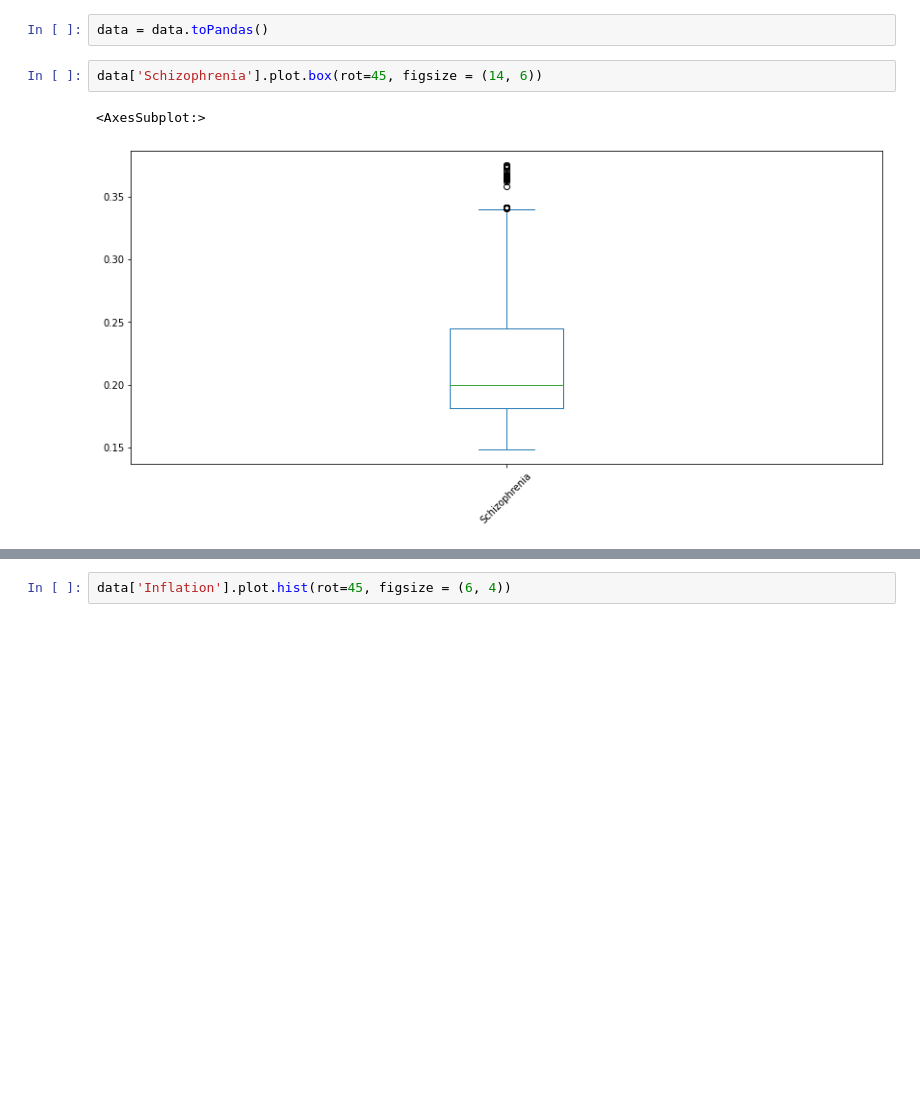
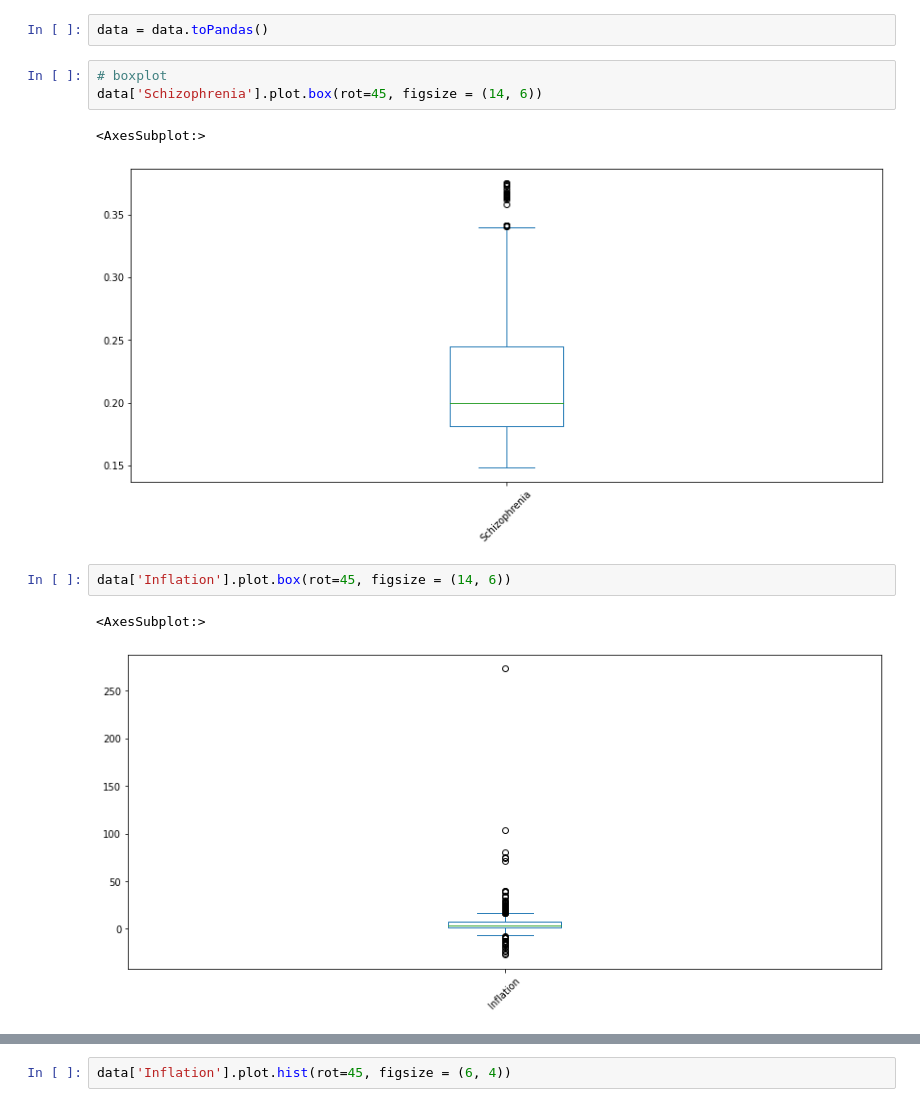
Before and after one commit to QingG26/ite4, a Jupyter notebook: ite4.ipynb, the cells around one changed output, grey strips where cells are left out. Saved outputs shown, nothing was run; the diff lists cells and outputs as text; blank space fills up the shorter version.

```diff
--- a/ite4.ipynb
+++ b/ite4.ipynb
@@ -401,7 +412,13 @@ msno.matrix(data.toPandas())
 # %%
 data = data.toPandas()
 # %%
+# boxplot
 data['Schizophrenia'].plot.box(rot=45, figsize = (14, 6))
 # %% [output]
 <AxesSubplot:>
 [figure]
+# %%
+data['Inflation'].plot.box(rot=45, figsize = (14, 6))
+# %% [output]
+<AxesSubplot:>
+[figure, added]
```
Also changed, not shown: parts of 57 cells of this notebook.
